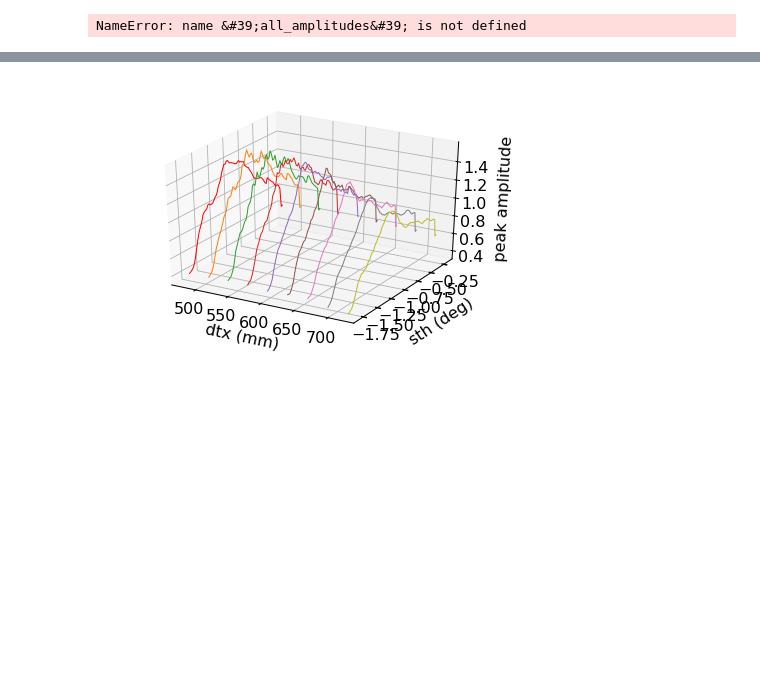
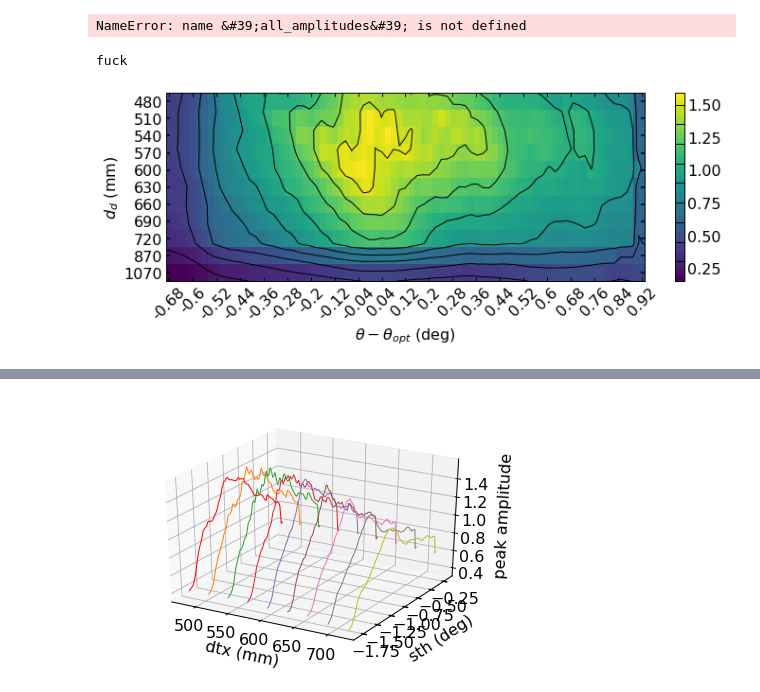
Before and after one commit to christophherb/miezefoc2020_01, a Jupyter notebook: Evaluation_firstnight.ipynb, the cells around one changed output, grey strips where cells are left out. Saved outputs shown, nothing was run; the diff lists cells and outputs as text; code cells hidden in the pictures; blank space fills up the shorter version.

```diff
--- a/Evaluation_firstnight.ipynb
+++ b/Evaluation_firstnight.ipynb
@@ -101,27 +103,28 @@ NameError: name &#39;all_amplitudes&#39; is not defined
 # %%
 #%matplotlib qt
 #plt.style.use('/home/cherb/anaconda3/pkgs/matplotlib-3.1.0-py37h5429711_0/lib/python3.7/site-packages/matplotlib/mpl-data/stylelib/christoph.mplstyle')
-from nicosload import read_nicos_file,read_pad_file
-%matplotlib inline
-dtx_vals = [k for k in range(10,260,30)]+[400,600]
-sth_vals = np.linspace(-0.2,-1.8,81)
-
+from nicosload import read_nicos_file, read_pad_file
+#%matplotlib inline
+dtx_vals = [k for k in range(10, 260, 30)]+[400, 600]
+sth_vals = np.linspace(-0.2, -1.8, 81)
+sth_opt = -1.12
+print('fuck')
 all_amplitudes = np.loadtxt('fit_data/amps')
 all_amplitudesErr = np.loadtxt('fit_data/amp_err')
 all_sigmas = np.loadtxt('fit_data/centers')
 all_centers = np.loadtxt('fit_data/sigmas')
-plt.switch_backend('Qt5Agg')
+#plt.switch_backend('Qt5Agg')
 
 ################################### nice image colour plot ######################################
-fig = plt.figure(figsize = (10,4))
-ax = fig.add_subplot(1,1,1)
+fig = plt.figure(figsize = (10, 4))
+ax = fig.add_subplot(1, 1, 1)
 
 
 
 font = {'family' : 'normal',
         'weight' : 'bold',
         'size'   : 22}
-im= ax.imshow(all_amplitudes[:,::-1]/10**6,extent=(0,len(sth_vals),0,len(dtx_vals)),aspect = 'auto')
+im = ax.imshow(all_amplitudes[:, ::-1]/10**6, extent=(0, len(sth_vals), 0, len(dtx_vals)), aspect = 'auto')
 
 ax.set_xlabel('sth (deg)')
 ax.set_ylabel('dtx (mm)')
@@ -132,39 +135,42 @@ ax.grid()
 #ax.set_title([k + 470 for k in range(10,260,30)]+[870,1070])
 #ax.set_title('Amplitude map')
 fig.tight_layout()
-fig.savefig('/home/cherb/Desktop/LRZ Sync+Share/Doktorarbeit/Mieze/Mieze_Foc/images/paper/firstnightMap.pdf',bbox_inches = 'tight')
 
 ############################ Contour plot #####################################################ä#
 #fig = plt.figure(figsize = (10,4))
 #ax = fig.add_subplot(1,1,1)
 
 
 
 font = {'family' : 'normal',
         'weight' : 'bold',
         'size'   : 22}
 
 bl= ax.contour(all_amplitudes[::-1,::-1]/10**6, extent=(0,len(sth_vals),0,len(dtx_vals)), colors = 'black',aspect = 'auto',levels = 10,\
               linewidths = 1)
 #cl= ax.contour(all_amplitudes[::-1,::-1]/10**6,extent=(0,len(sth_vals),0,len(dtx_vals)),aspect = 'auto',levels = 10,linewidths = 1)
 #cb = fig.colorbar(im)
-ax.set_xlabel('sth (deg)')
-ax.set_ylabel('dtx (mm)')
+ax.set_xlabel(r'$\theta - \theta_{opt}$ (deg)')
+ax.set_ylabel('$d_d$ (mm)')
 
 ax.tick_params(axis='x', rotation=45)
 
 ax.axes.yaxis.set_ticks([k+0.5 for k in range(len(dtx_vals))])
 ax.axes.yaxis.set_ticklabels([k + 470 for k in dtx_vals][::-1])
 
 ax.axes.xaxis.set_ticks([k+0.5 for k in range(0,len(sth_vals),4)])
-ax.axes.xaxis.set_ticklabels([round(k,2) for k in sth_vals][::-4])
+ax.axes.xaxis.set_ticklabels([round(k-sth_opt,2) for k in sth_vals][::-4])
 #ax.axes.yaxis.set_ticks([k+0.5 for k in range(0,11)])
 #ax.axes.yaxis.set_ticklabels([k + 470 for k in dtx_vals][::-1])
 ax.grid()
 #ax.set_title([k + 470 for k in range(10,260,30)]+[870,1070])
 #ax.set_title('Amplitude map')
 cb = fig.colorbar(im)
 cb.add_lines(bl)
 #cb2 = fig.colorbar(bl,)
 fig.tight_layout()
-fig.savefig("paper_images/firstnight.pdf",bbox_inches = 'tight')
+#fig.savefig("paper_images/firstnight.pdf",bbox_inches = 'tight')
+fig.savefig('/home/cherb/Desktop/LRZ Sync+Share/Doktorarbeit/Mieze/Mieze_Foc/images/paper/firstnightMap.pdf',bbox_inches = 'tight')
+# %% [output]
+fuck
+[figure, added]
```
Also changed, not shown: parts of 8 cells of this notebook, 4 other files.
